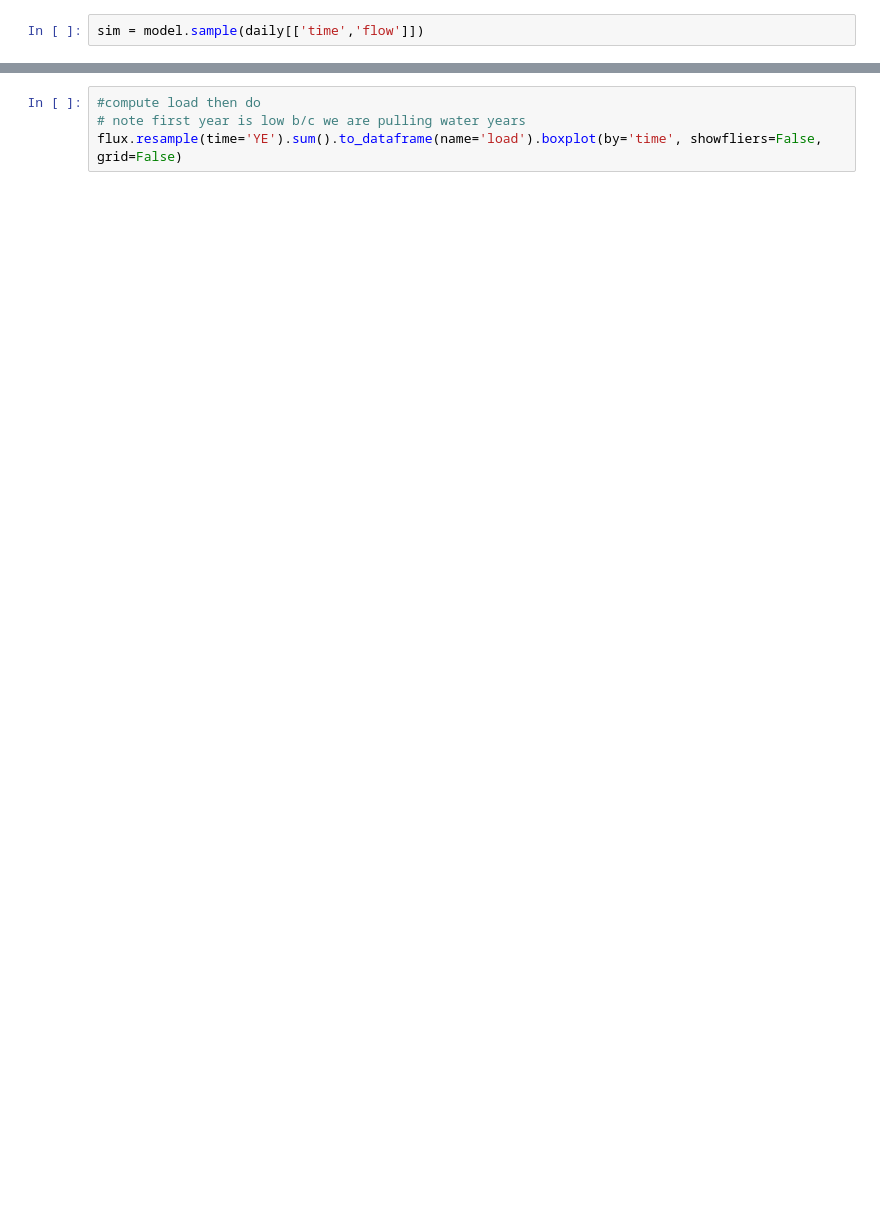
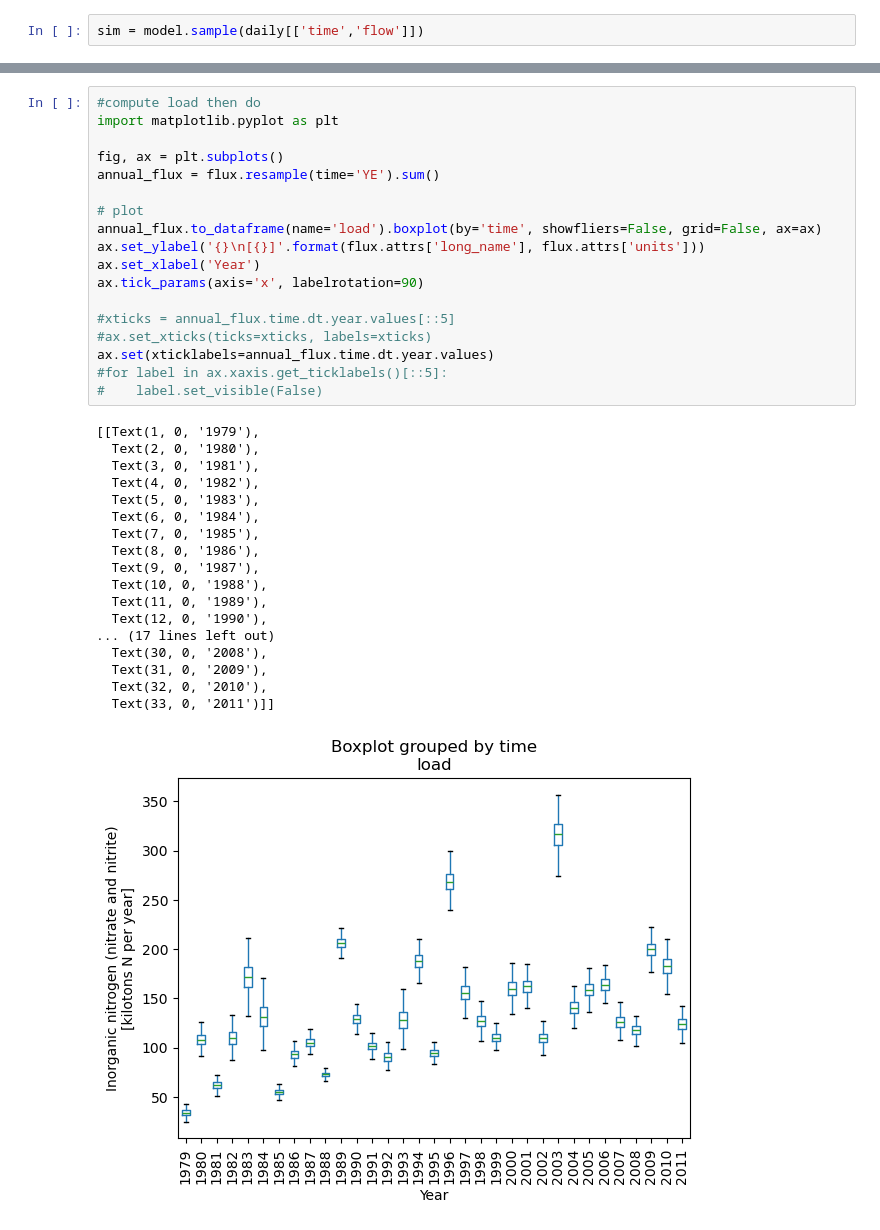
Before and after one commit to thodson-usgs/discontinuum, a Jupyter notebook: notebooks/loadest-demo.ipynb, the cells around one changed output, grey strips where cells are left out. Cells and saved outputs as stored; diff of their text form; blank space fills up the shorter version.

```diff
--- a/notebooks/loadest-demo.ipynb
+++ b/notebooks/loadest-demo.ipynb
@@ -50,4 +71,37 @@ flux = sim * daily['flow'] * 86400 * 1e-3 #kg/day
 # %%
 #compute load then do
-# note first year is low b/c we are pulling water years
-flux.resample(time='YE').sum().to_dataframe(name='load').boxplot(by='time', showfliers=False, grid=False)
+import matplotlib.pyplot as plt
+
+fig, ax = plt.subplots()
+annual_flux = flux.resample(time='YE').sum()
+
+# plot
+annual_flux.to_dataframe(name='load').boxplot(by='time', showfliers=False, grid=False, ax=ax)
+ax.set_ylabel('{}\n[{}]'.format(flux.attrs['long_name'], flux.attrs['units']))
+ax.set_xlabel('Year')
+ax.tick_params(axis='x', labelrotation=90)
+
+#xticks = annual_flux.time.dt.year.values[::5]
+#ax.set_xticks(ticks=xticks, labels=xticks)
+ax.set(xticklabels=annual_flux.time.dt.year.values)
+#for label in ax.xaxis.get_ticklabels()[::5]:
+#    label.set_visible(False)
+# %% [output]
+[[Text(1, 0, '1979'),
+  Text(2, 0, '1980'),
+  Text(3, 0, '1981'),
+  Text(4, 0, '1982'),
+  Text(5, 0, '1983'),
+  Text(6, 0, '1984'),
+  Text(7, 0, '1985'),
+  Text(8, 0, '1986'),
+  Text(9, 0, '1987'),
+  Text(10, 0, '1988'),
+  Text(11, 0, '1989'),
+  Text(12, 0, '1990'),
+... (17 lines left out)
+  Text(30, 0, '2008'),
+  Text(31, 0, '2009'),
+  Text(32, 0, '2010'),
+  Text(33, 0, '2011')]]
+[figure, added]
```
Also changed, not shown: parts of 6 cells of this notebook.
